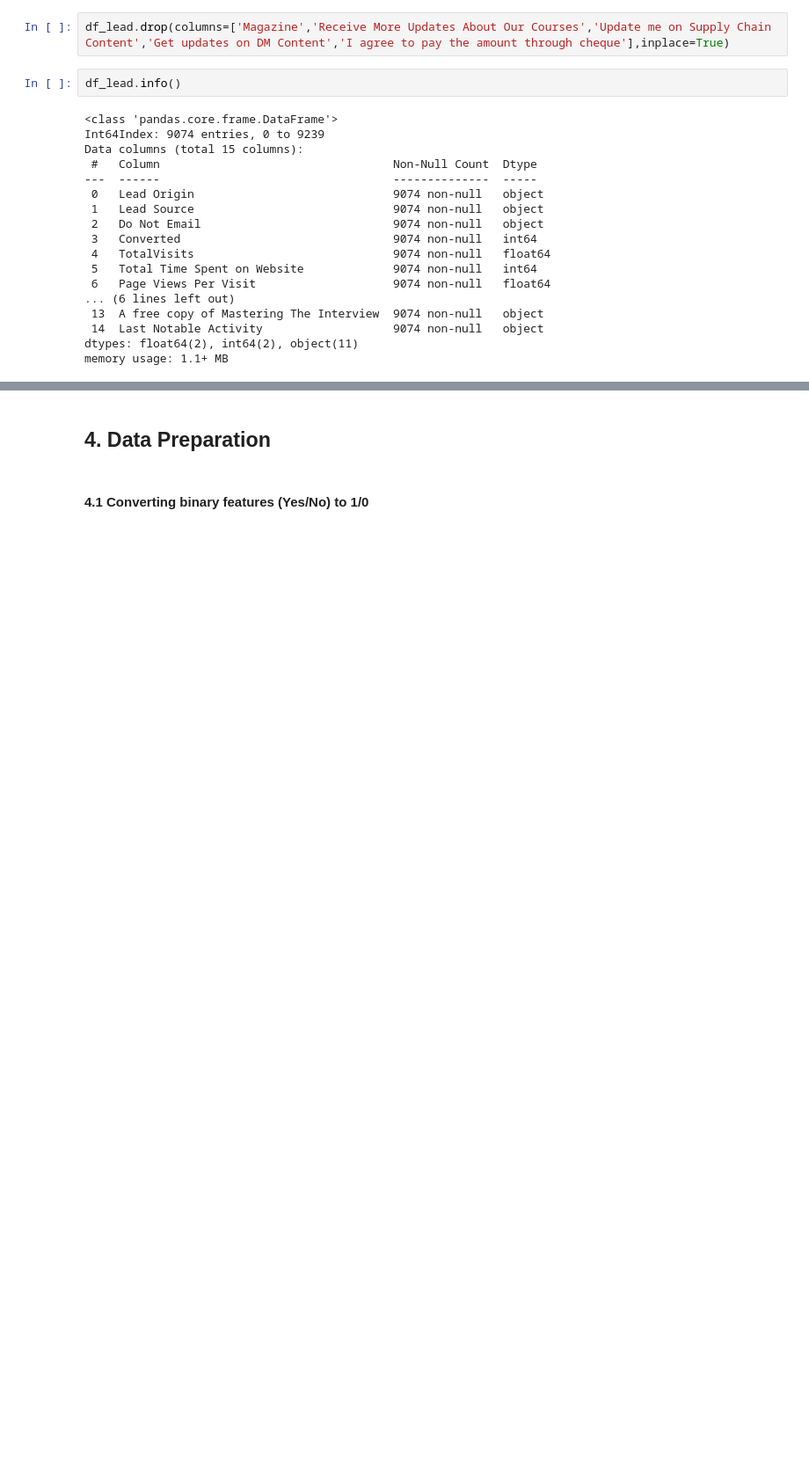
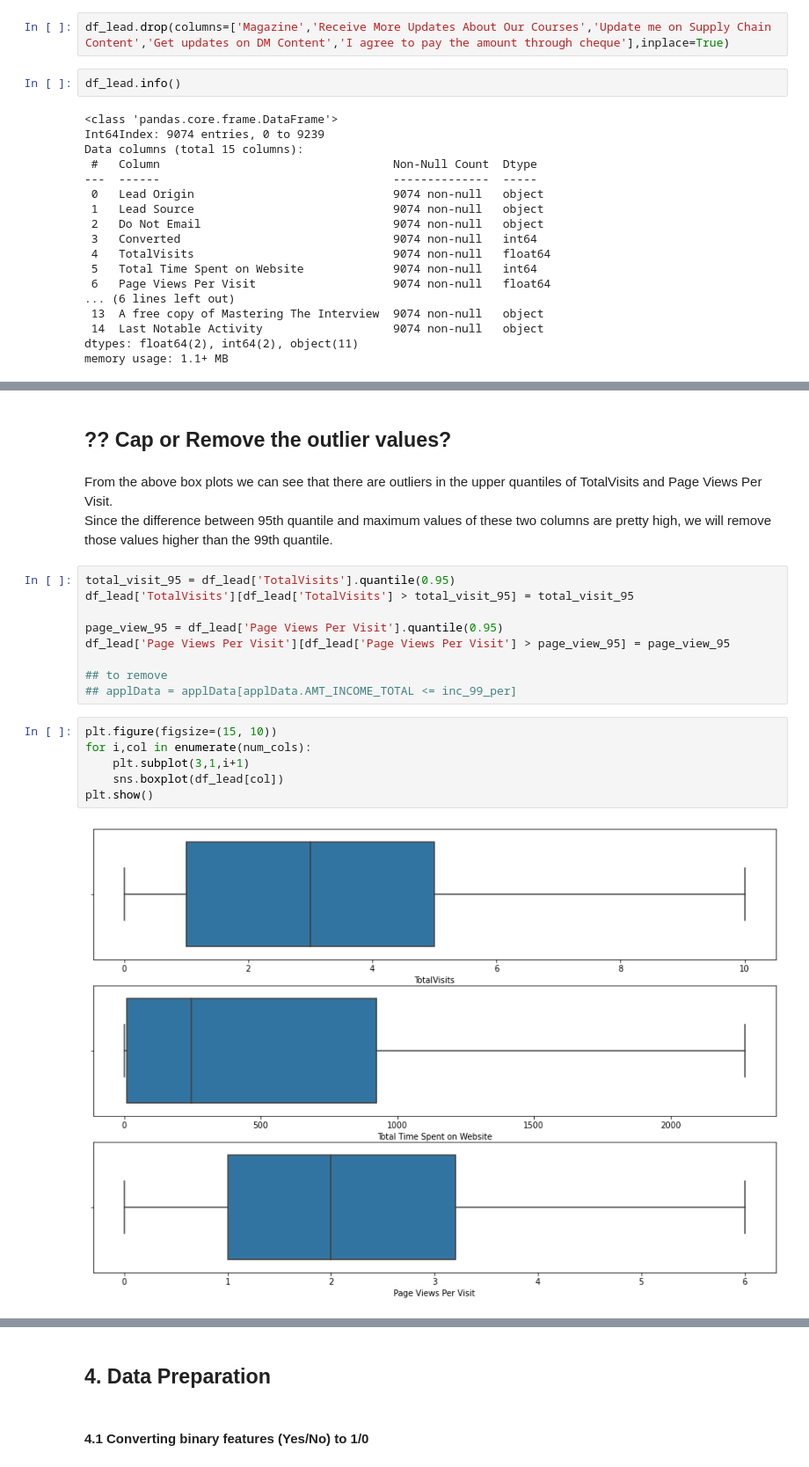
Before and after one commit to aparnakishan/XEducationLeadScore, a Jupyter notebook: LeadScoreXEduCaseStudy.ipynb, the cells around one changed output, grey strips where cells are left out. Shown: that part at 88% size. Cells and saved outputs as stored; diff of their text form; blank space fills up the shorter version.

```diff
--- a/LeadScoreXEduCaseStudy.ipynb
+++ b/LeadScoreXEduCaseStudy.ipynb
@@ -708,0 +721,22 @@ plt.show()
+# %% [markdown]
+## ?? Cap or Remove the outlier values?
+# %% [markdown]
+From the above box plots we can see that there are outliers in the upper quantiles of TotalVisits and Page Views Per Visit. <br>
+Since the difference between 95th quantile and maximum values of these two columns are pretty high, we will remove those values higher than the 99th quantile.
+# %%
+total_visit_95 = df_lead['TotalVisits'].quantile(0.95)
+df_lead['TotalVisits'][df_lead['TotalVisits'] > total_visit_95] = total_visit_95
+
+page_view_95 = df_lead['Page Views Per Visit'].quantile(0.95)
+df_lead['Page Views Per Visit'][df_lead['Page Views Per Visit'] > page_view_95] = page_view_95
+
+## to remove
+## applData = applData[applData.AMT_INCOME_TOTAL <= inc_99_per]
+# %%
+plt.figure(figsize=(15, 10))
+for i,col in enumerate(num_cols):
+    plt.subplot(3,1,i+1)
+    sns.boxplot(df_lead[col])
+plt.show()
+# %% [output]
+[figure, added]
```
Also changed, not shown: parts of 54 cells of this notebook.
